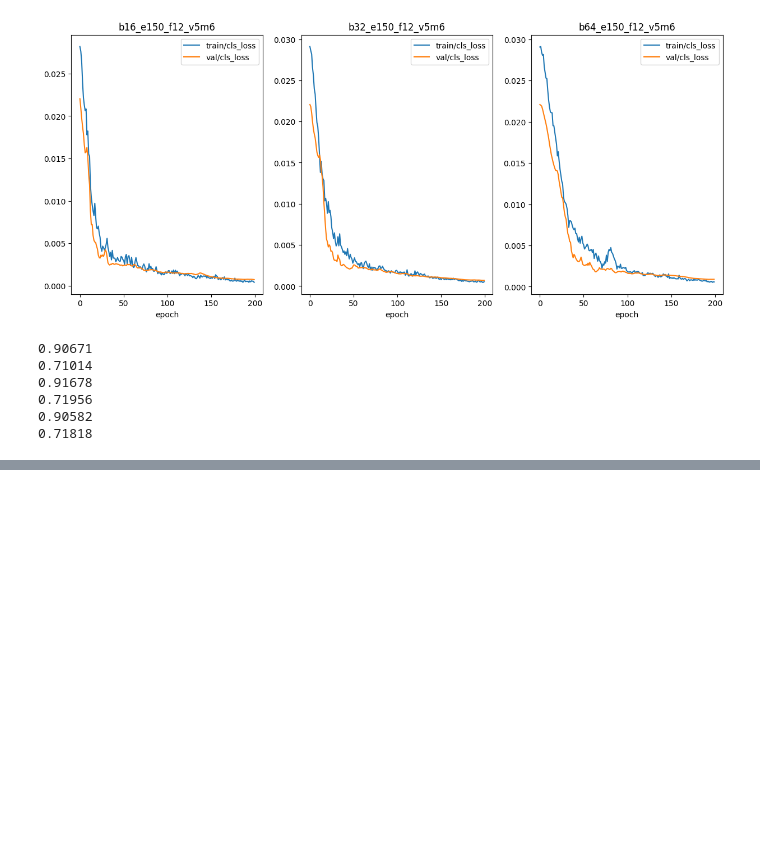
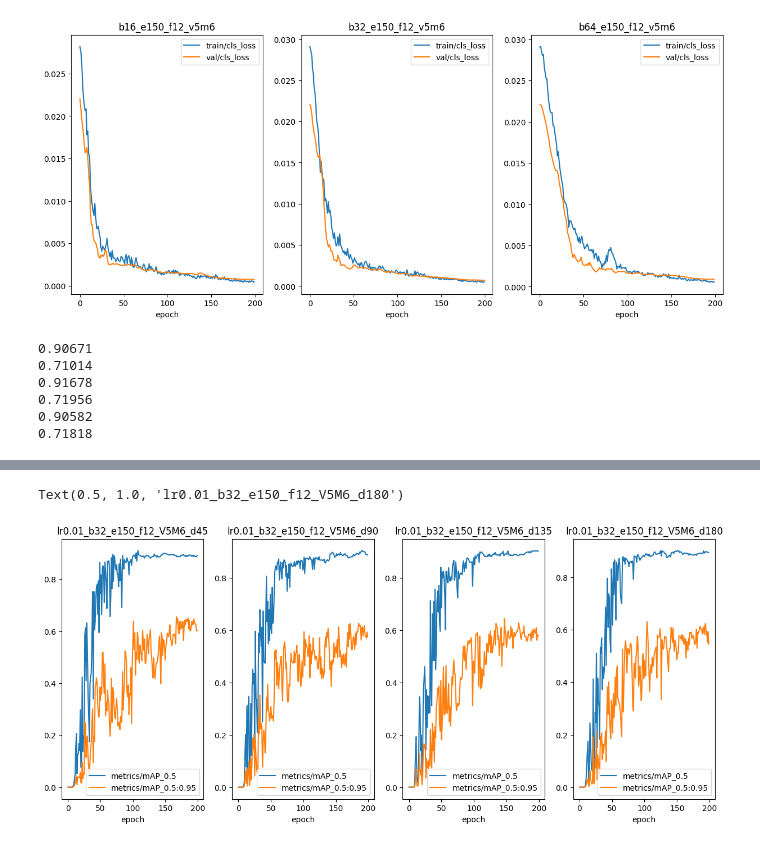
Before and after one commit to DaliaO15/CDHU-katrin_youtube, a Jupyter notebook: prototyping/logo_detection_training/Norway_model_first_train.ipynb, the cells around one changed output, grey strips where cells are left out. Drawn from its saved outputs; the diff is of its cells as text; code cells hidden in the pictures; blank space fills up the shorter version.

```diff
--- a/prototyping/logo_detection_training/Norway_model_first_train.ipynb
+++ b/prototyping/logo_detection_training/Norway_model_first_train.ipynb
@@ -296,0 +493,16 @@ print(results_b64_v5m6['metrics/mAP_0.5:0.95'].max())
+# %%
+# Plots
+fig, axes = plt.subplots(nrows=1, ncols=4, figsize=(15, 6))
+results_d45.plot(x='epoch', y=['metrics/mAP_0.5', 'metrics/mAP_0.5:0.95'], ax=axes[0])
+results_d90.plot(x='epoch', y=['metrics/mAP_0.5', 'metrics/mAP_0.5:0.95'], ax=axes[1])
+results_d135.plot(x='epoch', y=['metrics/mAP_0.5', 'metrics/mAP_0.5:0.95'], ax=axes[2])
+results_d180.plot(x='epoch', y=['metrics/mAP_0.5', 'metrics/mAP_0.5:0.95'], ax=axes[3])
+
+# Set individual title
+axes[0].set_title('lr0.01_b32_e150_f12_V5M6_d45')
+axes[1].set_title('lr0.01_b32_e150_f12_V5M6_d90')
+axes[2].set_title('lr0.01_b32_e150_f12_V5M6_d135')
+axes[3].set_title('lr0.01_b32_e150_f12_V5M6_d180')
+# %% [output]
+Text(0.5, 1.0, 'lr0.01_b32_e150_f12_V5M6_d180')
+[figure, added]
```
Also changed, not shown: parts of 14 cells of this notebook, 4 other files.
